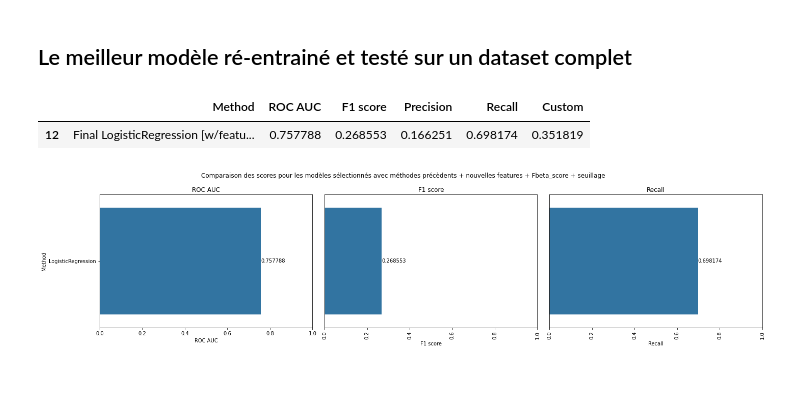
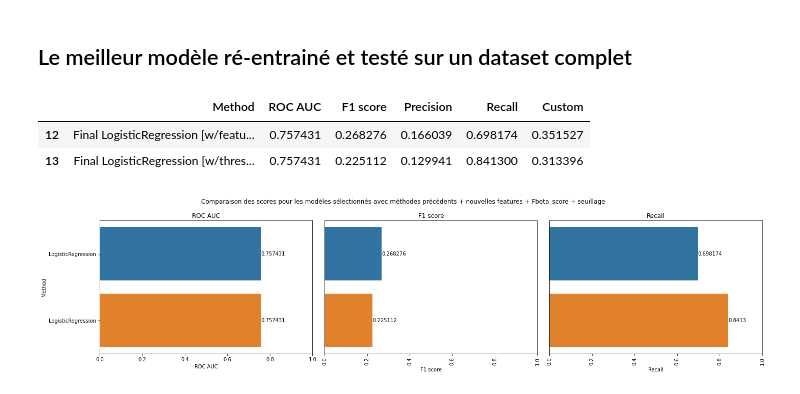
Before and after one commit to Valkea/OC_AI_04, a Jupyter notebook: Display_Scores.ipynb, the cells around one changed output. Drawn from its saved outputs; the diff is of its cells as text; code cells hidden in the pictures.

Commit message:
refactor: now train the final model both with and without the column selection from feature selection

```diff
--- a/Display_Scores.ipynb
+++ b/Display_Scores.ipynb
@@ -177,10 +179,11 @@ plot_scores( fbeta2_t, "modèles sélectionnés avec méthodes précèdents + no
 # %% [markdown]
 ## Le meilleur modèle ré-entrainé et testé sur un dataset complet
 # %%
-final = data_tuning[ ~(data_tuning.Method.str.contains('threshold')) & (data_tuning.Method.str.contains('Final'))][['Method', 'ROC AUC', 'F1 score', 'Precision', 'Recall', 'Custom']]
+final = data_tuning[ ~(data_tuning.Method.str.contains('select')) & (data_tuning.Method.str.contains('Final'))][['Method', 'ROC AUC', 'F1 score', 'Precision', 'Recall', 'Custom']]
 display(final)
 plot_scores(final, "modèles sélectionnés avec méthodes précèdents + nouvelles features + Fbeta_score + seuillage" )
 # %% [output]
 |  | Method | ROC AUC | F1 score | Precision | Recall | Custom |
-| 12 | Final LogisticRegression [w/featu... | 0.757788 | 0.268553 | 0.166251 | 0.698174 | 0.351819 |
+| 12 | Final LogisticRegression [w/featu... | 0.757431 | 0.268276 | 0.166039 | 0.698174 | 0.351527 |
+| 13 | Final LogisticRegression [w/thres... | 0.757431 | 0.225112 | 0.129941 | 0.841300 | 0.313396 |
-[figure, old version]
+[figure, new version]
```
Also changed, not shown: parts of 9 cells of this notebook, 1 other file.
